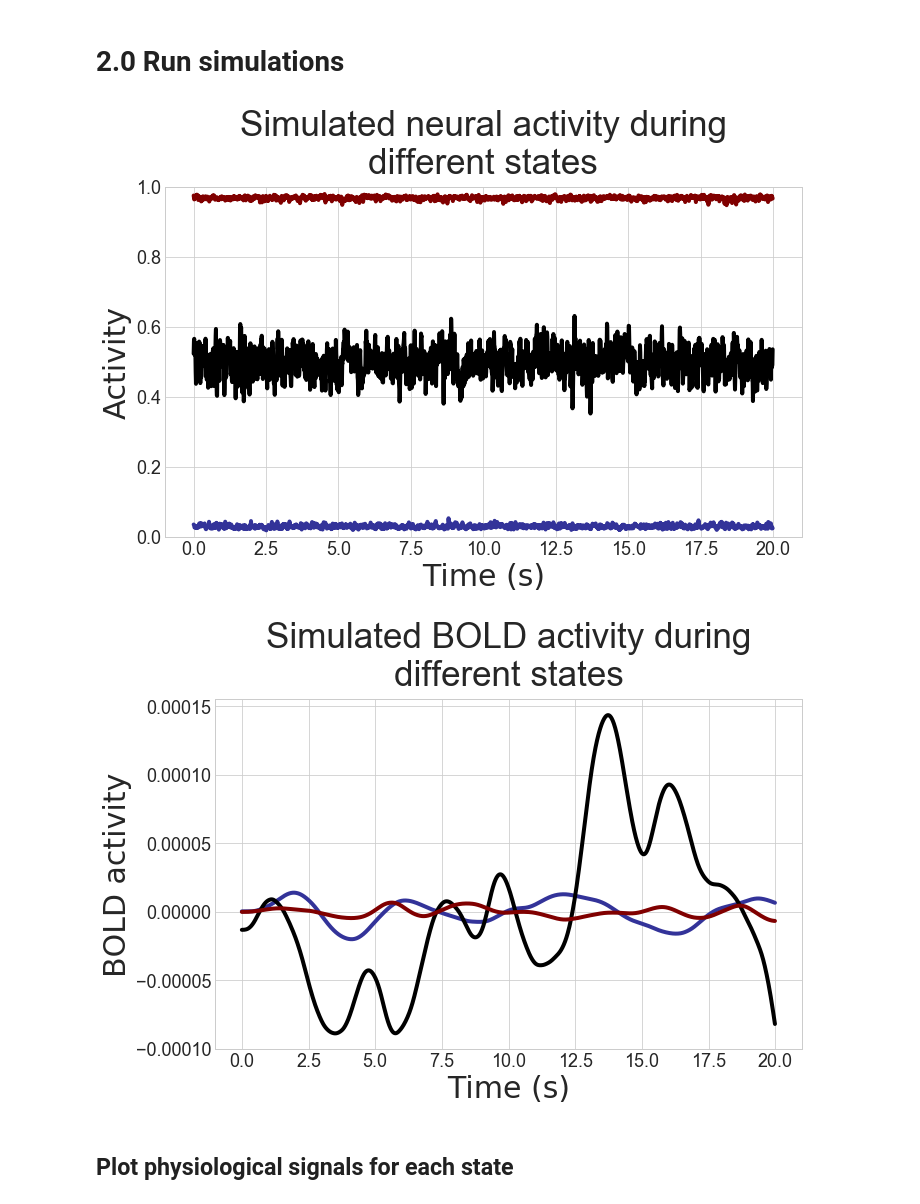
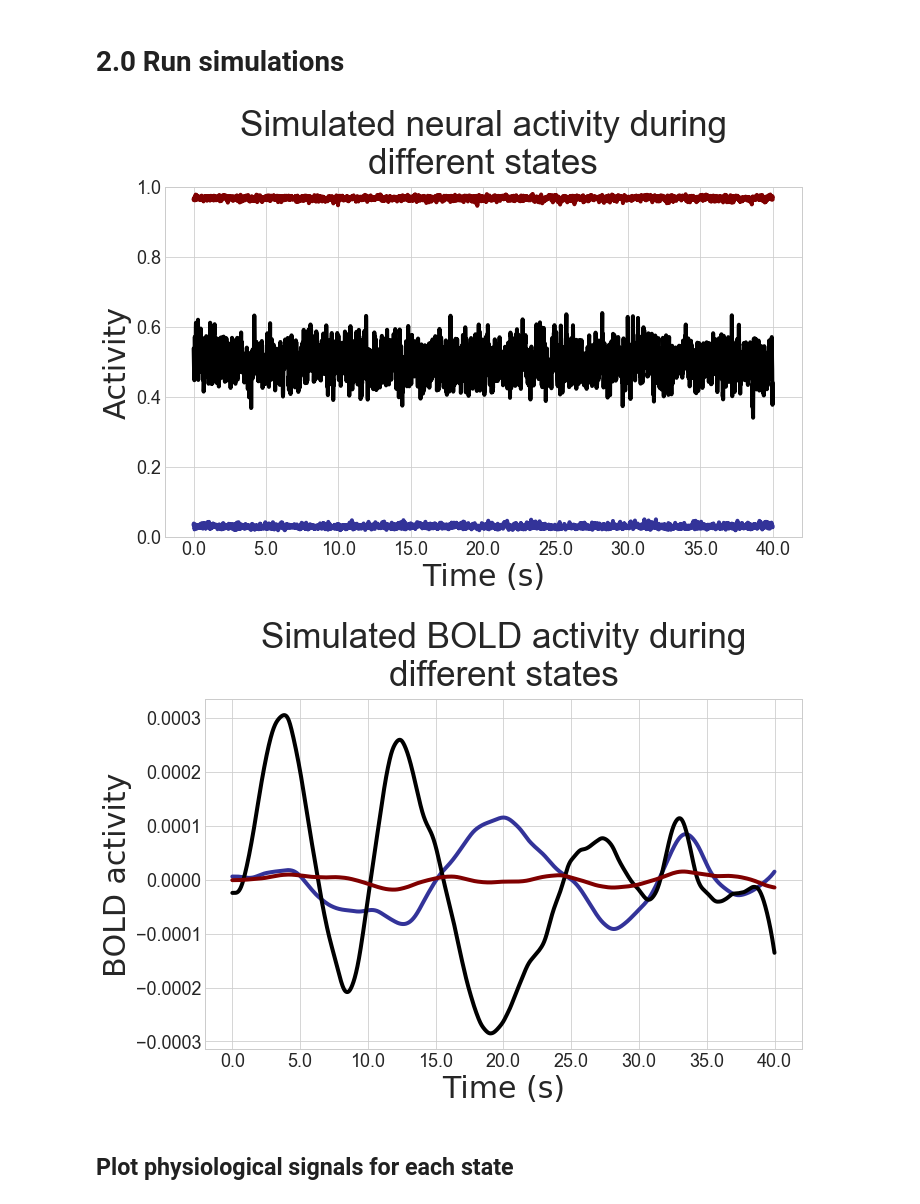
Before and after one commit to ito-takuya/HemodynamicResponseModeling, a Jupyter notebook: simulation_testcode.ipynb, the cells around one changed output. Saved outputs shown, nothing was run; the diff lists cells and outputs as text; code cells hidden in the pictures.

```diff
--- a/simulation_testcode.ipynb
+++ b/simulation_testcode.ipynb
@@ -80,7 +80,7 @@ b = -.5
 tau = .1
 
 # Set n timepoints
-t = 2025
+t = 4025
 
 stimrange = [-3,0,3]
 I1fp = []
@@ -115,38 +115,38 @@ plt.plot(range(len(I1[0])),I1[0],label='Evoked de-activation | Var = ' + str(rou
 plt.plot(range(len(I1[1])),I1[1],label='Baseline activity | Var = ' + str(round(sd_vals[1],7)),color='k',linewidth=4)
 plt.plot(range(len(I1[2])),I1[2],label='Evoked activation | Var = ' + str(round(sd_vals[2],7)),color='#800000',linewidth=4)
 plt.xlabel('Time (s)',fontsize=30, fontname='FreeSans')
 plt.ylabel('Activity',fontsize=30, fontname='FreeSans')
 plt.title('Simulated neural activity during\ndifferent states', fontsize=35,y=1.02)
-plt.xticks(np.arange(0,len(I1[0])+250,250),np.arange(0,len(I1[0])+250,250)*.01)
+plt.xticks(np.arange(0,len(I1[0])+500,500),np.arange(0,len(I1[0])+500,500)*.01)
 plt.ylim([0,1])
 #plt.legend(loc=1,bbox_to_anchor=(1.0,0.97), prop={'size': 24})
 plt.tight_layout()
 plt.savefig('Simulation_NeuralTimeseries.pdf')
 
 # Generate BOLD plots
 BOLD = []
 z = np.vstack((I1[0],I1[1],I1[2]))
 BOLD = bw.balloonWindkessel(z,sampling_rate=0.01)[0]
 plt.figure(figsize=(10,7))
 plt.rc('xtick', labelsize=18)
 plt.rc('ytick', labelsize=18)
 # Plot
 plt.plot(range(len(BOLD[0,:])),BOLD[0,:]-np.mean(BOLD[0,:]),
          label='Evoked de-activation',color='#333399',linewidth=4)
 plt.plot(range(len(BOLD[1,:])),BOLD[1,:]-np.mean(BOLD[1,:]),
          label='Baseline activity',color='k',linewidth=4)
 plt.plot(range(len(BOLD[2,:])),BOLD[2,:]-np.mean(BOLD[2,:]),
          label='Evoked activation',color='#800000',linewidth=4)
 plt.xlabel('Time (s)',fontsize=30, fontname='FreeSans')
 plt.ylabel('BOLD activity',fontsize=30, fontname='FreeSans')
 plt.title('Simulated BOLD activity during\ndifferent states', fontsize=35,y=1.02)
-plt.xticks(np.arange(0,len(I1[0])+250,250),np.arange(0,len(I1[0])+250,250)*.01)
+plt.xticks(np.arange(0,len(I1[0])+500,500),np.arange(0,len(I1[0])+500,500)*.01)
 # plt.legend(loc=1,bbox_to_anchor=(1.1,0.97), prop={'size': 24})
 plt.tight_layout()
-plt.savefig('Simulation_BOLDTimeseries.pdf')
+# plt.savefig('Simulation_BOLDTimeseries.pdf')
 # %% [output]
-[figure, old version]
+[figure, new version]
-[figure, old version]
+[figure, new version]
 # %% [markdown]
 ## Plot physiological signals for each state
 # %%
```
Also changed, not shown: 1 other file.
